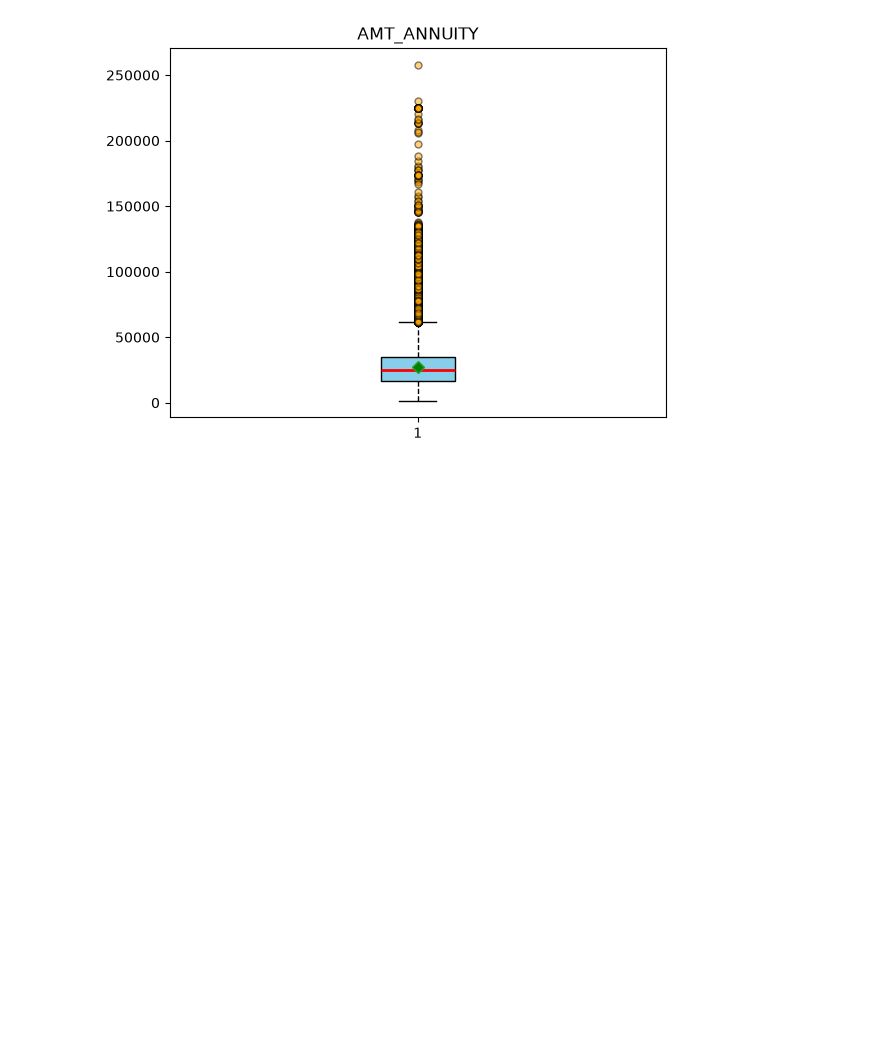
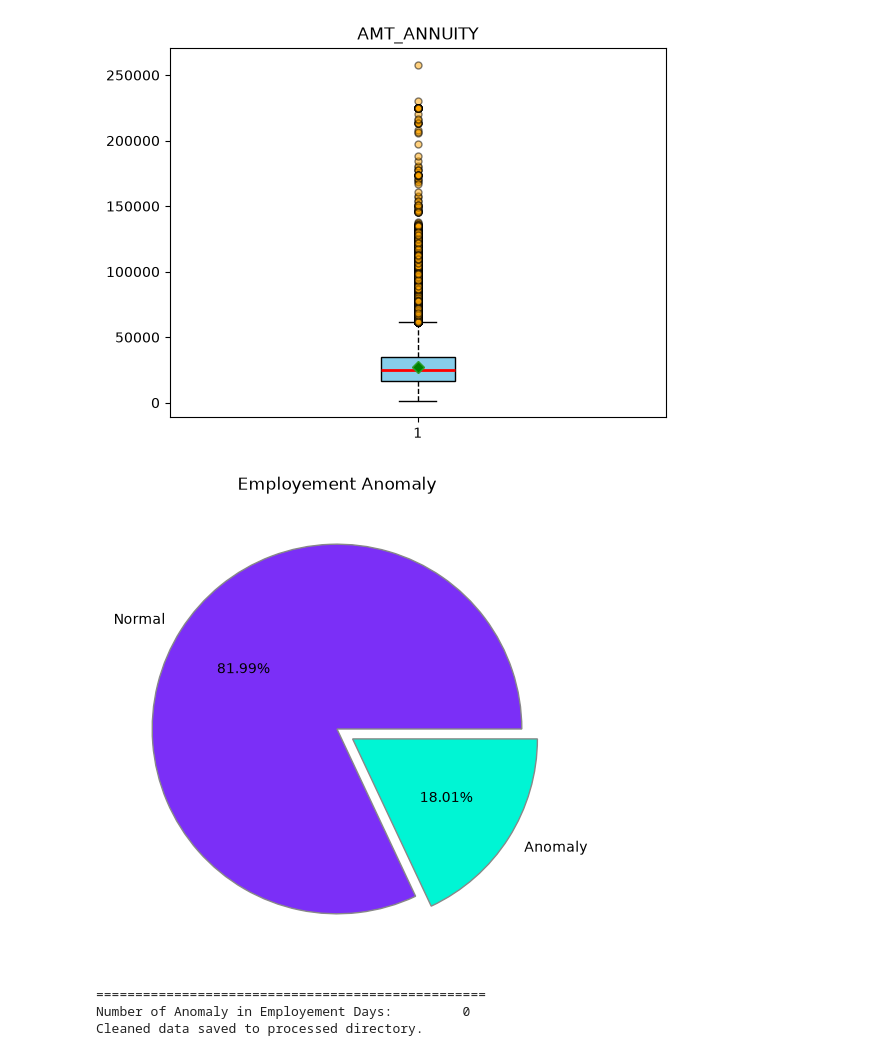
Before and after one commit to Muhammad-Ghulam-Ali/credit-risk-analytics, a Jupyter notebook: notebooks/02_outlier_treatment.ipynb, the cells around one changed output. Saved outputs shown, nothing was run; the diff lists cells and outputs as text; code cells hidden in the pictures; blank space fills up the shorter version.

Commit message:
Add DAYS_EMPLOYED anomaly flagging, export cleaned dataset, document data/raw and data/processed folders

```diff
--- a/notebooks/02_outlier_treatment.ipynb
+++ b/notebooks/02_outlier_treatment.ipynb
@@ -130,3 +131,38 @@ Box Plot of AMT_CREDIT
 ==============================================================================
 Box Plot of AMT_ANNUITY
 [figure]
+# %%
+# Create a new boolean column DAYS_EMPLOYED_ANOMALY flagging rows where DAYS_EMPLOYED = 365243
+
+df['DAYS_EMPLOYED_ANOMALY'] = np.where((df['DAYS_EMPLOYED'] ==  365243), True, False)
+employement_ratio = df['DAYS_EMPLOYED_ANOMALY'].value_counts(normalize=True).rename(index={True:"Anomaly", False:'Normal'})
+
+plt.figure(figsize=(6,6))
+plt.pie(
+    employement_ratio.values, labels=employement_ratio.index,
+    autopct= "%.2f%%",
+    explode= (0.0, 0.1),
+    colors=['#7B2FF7', '#00F5D4'],
+    wedgeprops={'edgecolor': '#888', 'linewidth': 1}
+)
+plt.title("Employement Anomaly")
+plt.show()
+# %% [output]
+[figure, added]
+# %%
+# For rows where DAYS_EMPLOYED_ANOMALY is True, replace DAYS_EMPLOYED value with NaN
+
+df['DAYS_EMPLOYED'] = np.where((df['DAYS_EMPLOYED_ANOMALY'] ==  True), np.nan, df['DAYS_EMPLOYED'])
+print("=" * 50)
+print(f'Number of Anomaly in Employement Days:         {df[df['DAYS_EMPLOYED'] == 365243].shape[0]}')
+
+# Save the cleaned dataframe to data/processed/application_cleaned.csv
+df.to_csv('../data/processed/clean_data.csv', index=False)
+if os.path.exists('../data/processed/clean_data.csv'):
+    print("Cleaned data saved to processed directory.")
+else:
+    print("Save failed.")
+# %% [output]
+==================================================
+Number of Anomaly in Employement Days:         0
+Cleaned data saved to processed directory.
```
Also changed, not shown: parts of 1 cell of this notebook, 2 other files.
